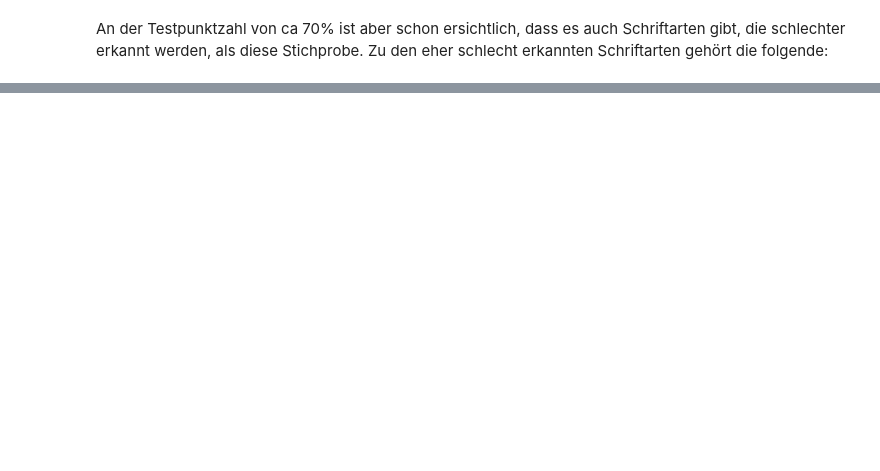
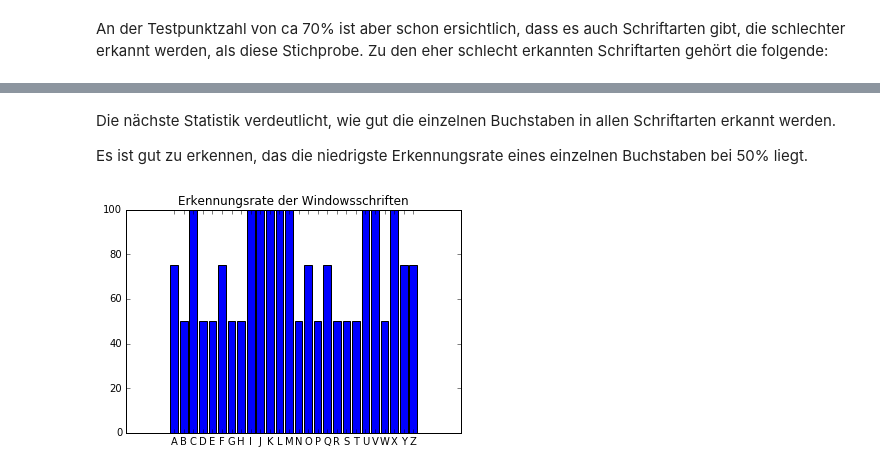
Before and after one commit to SoulReav0r/LearningSoftcomputingSS16, a Jupyter notebook: notebook.ipynb, the cells around one changed output, grey strips where cells are left out. Saved outputs shown, nothing was run; the diff lists cells and outputs as text; code cells hidden in the pictures; blank space fills up the shorter version.

```diff
--- a/notebook.ipynb
+++ b/notebook.ipynb
@@ -278,0 +282,26 @@ Test set score: 51.538462
+# %% [markdown]
+Die nächste Statistik verdeutlicht, wie gut die einzelnen Buchstaben in allen Schriftarten erkannt werden.
+
+Es ist gut zu erkennen, das die niedrigste Erkennungsrate eines einzelnen Buchstaben bei 50% liegt.
+# %%
+def recognition_rate_per_char(x, y):
+    recognition_rate = []
+    for char in range(0, 26):
+        x_char = []
+        y_char = []
+        for i in range(0, int(len(x)/26)):
+            x_char.append(x[char + 26*i])
+            y_char.append(y[char + 26*i])
+        #print_char_list(x_char)
+        char_recog_rate = score(x_char, y_char)
+        recognition_rate.append(char_recog_rate)
+    #print(recognition_rate)
+    return recognition_rate
+
+recognition_rateW = recognition_rate_per_char(x_testW, y_testW)
+plt.bar(range(0, 26), recognition_rateW, align='center')
+plt.xticks(range(0, 26), labels)
+plt.title('Erkennungsrate der Windowsschriften')
+plt.show()
+# %% [output]
+[figure, added]
```
Also changed, not shown: parts of 8 cells of this notebook.
